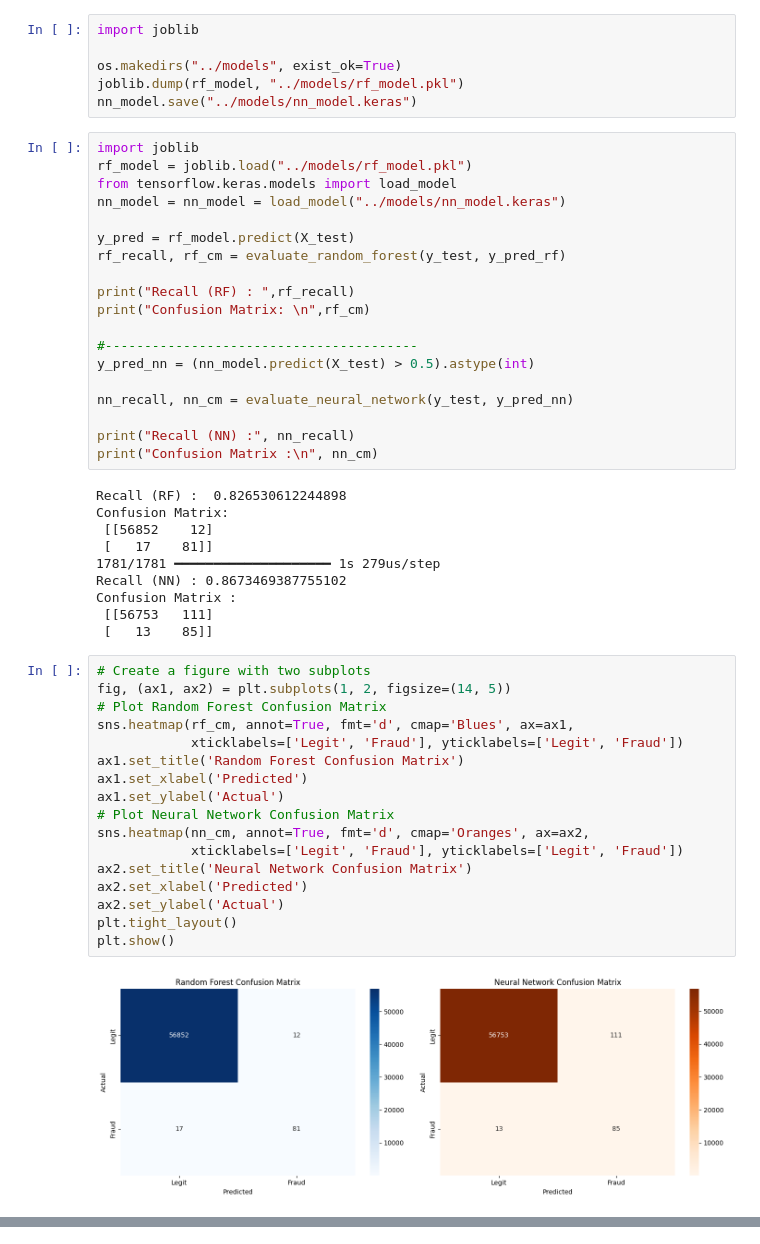
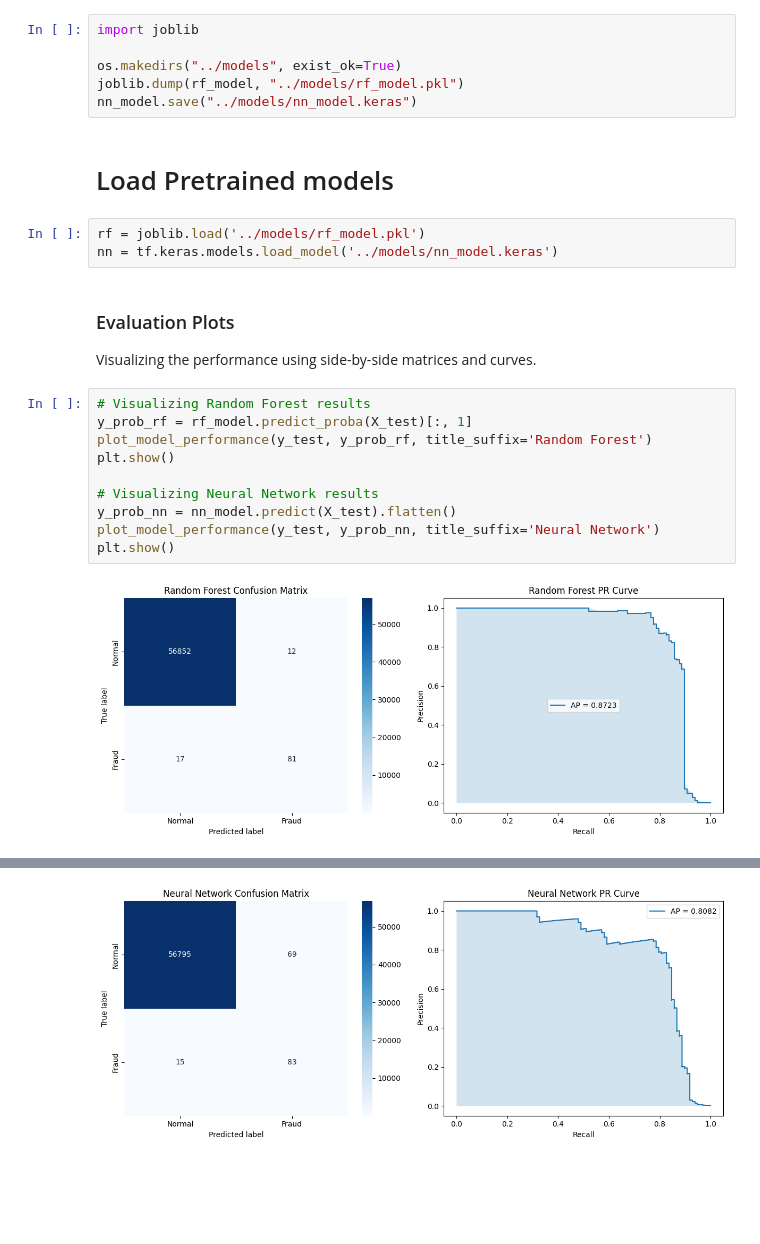
Before and after one commit to AmayLugun/Hybrid-Intelligence-Fraud-Security, a Jupyter notebook: notebook/fraud_detection.ipynb, the cells around one changed output, grey strips where cells are left out. Drawn from its saved outputs; the diff is of its cells as text; blank space fills up the shorter version.

```diff
--- a/notebook/fraud_detection.ipynb
+++ b/notebook/fraud_detection.ipynb
@@ -142,51 +135,23 @@ import joblib
 os.makedirs("../models", exist_ok=True)
 joblib.dump(rf_model, "../models/rf_model.pkl")
 nn_model.save("../models/nn_model.keras")
-# %%
-import joblib
-rf_model = joblib.load("../models/rf_model.pkl")
-from tensorflow.keras.models import load_model
-nn_model = nn_model = load_model("../models/nn_model.keras")
-
-y_pred = rf_model.predict(X_test)
-rf_recall, rf_cm = evaluate_random_forest(y_test, y_pred_rf)
-
-print("Recall (RF) : ",rf_recall)
-print("Confusion Matrix: \n",rf_cm)
-
-#----------------------------------------
-y_pred_nn = (nn_model.predict(X_test) > 0.5).astype(int)
-
-nn_recall, nn_cm = evaluate_neural_network(y_test, y_pred_nn)
-
-print("Recall (NN) :", nn_recall)
-print("Confusion Matrix :\n", nn_cm)
-# %% [output]
-Recall (RF) :  0.826530612244898
-Confusion Matrix:
- [[56852    12]
- [   17    81]]
-1781/1781 ━━━━━━━━━━━━━━━━━━━━ 1s 279us/step
-Recall (NN) : 0.8673469387755102
-Confusion Matrix :
- [[56753   111]
- [   13    85]]
-# %%
-# Create a figure with two subplots
-fig, (ax1, ax2) = plt.subplots(1, 2, figsize=(14, 5))
-# Plot Random Forest Confusion Matrix
-sns.heatmap(rf_cm, annot=True, fmt='d', cmap='Blues', ax=ax1,
-            xticklabels=['Legit', 'Fraud'], yticklabels=['Legit', 'Fraud'])
-ax1.set_title('Random Forest Confusion Matrix')
-ax1.set_xlabel('Predicted')
-ax1.set_ylabel('Actual')
-# Plot Neural Network Confusion Matrix
-sns.heatmap(nn_cm, annot=True, fmt='d', cmap='Oranges', ax=ax2,
-            xticklabels=['Legit', 'Fraud'], yticklabels=['Legit', 'Fraud'])
-ax2.set_title('Neural Network Confusion Matrix')
-ax2.set_xlabel('Predicted')
-ax2.set_ylabel('Actual')
-plt.tight_layout()
-plt.show()
-# %% [output]
-[figure, removed]
+# %% [markdown]
+# Load Pretrained models
+# %%
+rf = joblib.load('../models/rf_model.pkl')
+nn = tf.keras.models.load_model('../models/nn_model.keras')
+# %% [markdown]
+### Evaluation Plots
+Visualizing the performance using side-by-side matrices and curves.
+# %%
+# Visualizing Random Forest results
+y_prob_rf = rf_model.predict_proba(X_test)[:, 1]
+plot_model_performance(y_test, y_prob_rf, title_suffix='Random Forest')
+plt.show()
+
+# Visualizing Neural Network results
+y_prob_nn = nn_model.predict(X_test).flatten()
+plot_model_performance(y_test, y_prob_nn, title_suffix='Neural Network')
+plt.show()
+# %% [output]
+[figure, added]
@@ -192,0 +159 @@ plt.show()
+[figure, added]
```
Also changed, not shown: parts of 13 cells of this notebook, 4 other files.
